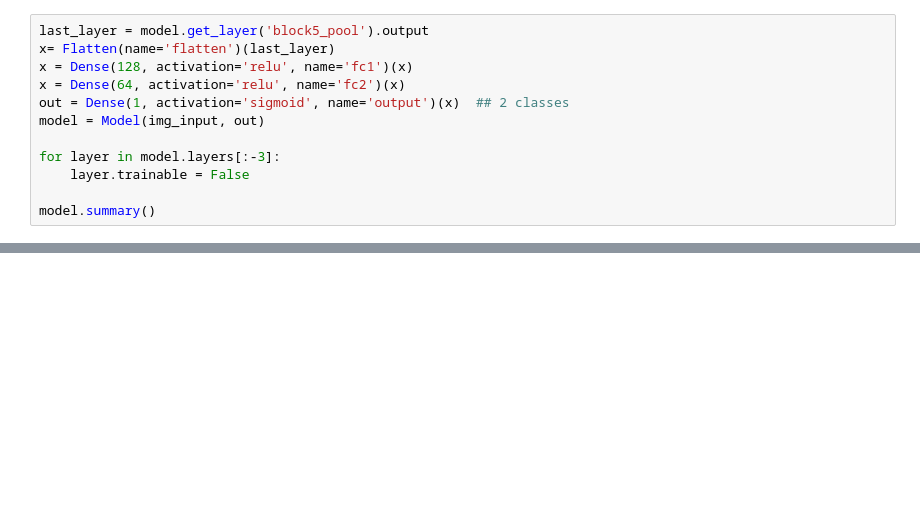
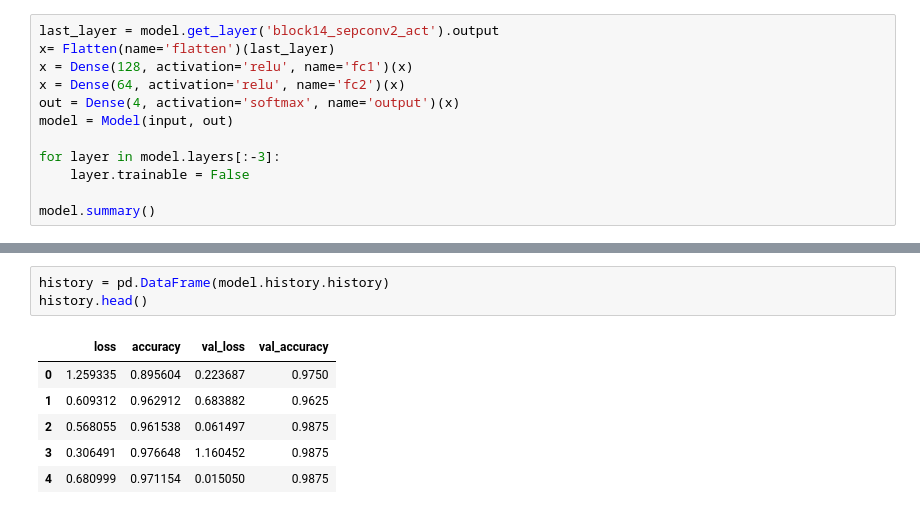
Before and after one commit to Ananyadevaraju/CE888, a Jupyter notebook: Lab_8/Transfer_learning_FT.ipynb, the cells around one changed output, grey strips where cells are left out. Drawn from its saved outputs; the diff is of its cells as text; blank space fills up the shorter version.

```diff
--- a/Lab_8/Transfer_learning_FT.ipynb
+++ b/Lab_8/Transfer_learning_FT.ipynb
@@ -157,10 +78,10 @@ _________________________________________________________________
 # %%
-last_layer = model.get_layer('block5_pool').output
+last_layer = model.get_layer('block14_sepconv2_act').output
 x= Flatten(name='flatten')(last_layer)
 x = Dense(128, activation='relu', name='fc1')(x)
 x = Dense(64, activation='relu', name='fc2')(x)
-out = Dense(1, activation='sigmoid', name='output')(x)  ## 2 classes
-model = Model(img_input, out)
+out = Dense(4, activation='softmax', name='output')(x)
+model = Model(input, out)
 
 for layer in model.layers[:-3]:
 	layer.trainable = False
@@ -272,0 +135,10 @@ AUC:             0.925
+# %%
+history = pd.DataFrame(model.history.history)
+history.head()
+# %% [output]
+|  | loss | accuracy | val_loss | val_accuracy |
+| 0 | 1.259335 | 0.895604 | 0.223687 | 0.9750 |
+| 1 | 0.609312 | 0.962912 | 0.683882 | 0.9625 |
+| 2 | 0.568055 | 0.961538 | 0.061497 | 0.9875 |
+| 3 | 0.306491 | 0.976648 | 1.160452 | 0.9875 |
+| 4 | 0.680999 | 0.971154 | 0.015050 | 0.9875 |
```
Also changed, not shown: parts of 24 cells of this notebook.
